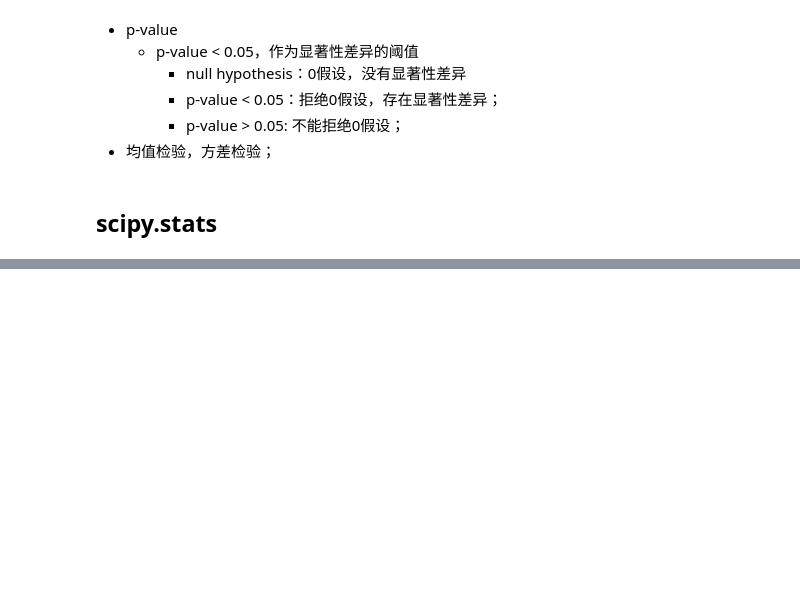
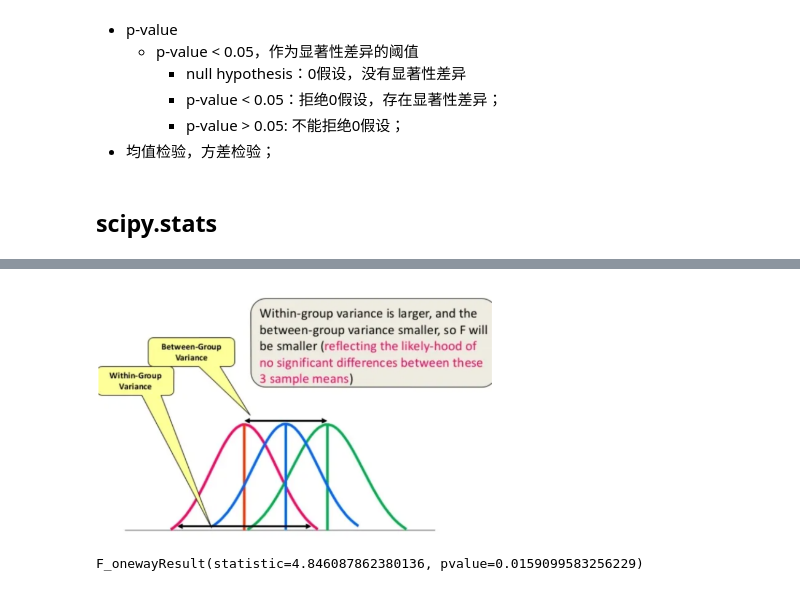
Before and after one commit to chunhuizhang/deeplearning_math, a Jupyter notebook: tutorials/prob_stats/stats/假设检验.ipynb, the cells around one changed output, grey strips where cells are left out. Drawn from its saved outputs; the diff is of its cells as text; code cells hidden in the pictures; blank space fills up the shorter version.

```diff
--- a/tutorials/prob_stats/stats/假设检验.ipynb
+++ b/tutorials/prob_stats/stats/假设检验.ipynb
@@ -38,0 +172,4 @@ stats.chi2_contingency??
+# %%
+Image('../../../imgs/anova.png', width=400)
+# %% [output]
+[figure, added]
@@ -38,0 +180,5 @@ stats.chi2_contingency??
+# %%
+d_data = {grp:df_anova['weight'][df_anova.group == grp] for grp in grps}
+stats.f_oneway(d_data['ctrl'], d_data['trt1'], d_data['trt2'])
+# %% [output]
+F_onewayResult(statistic=4.846087862380136, pvalue=0.0159099583256229)
```
Also changed, not shown: parts of 50 cells of this notebook, 2 other files.
